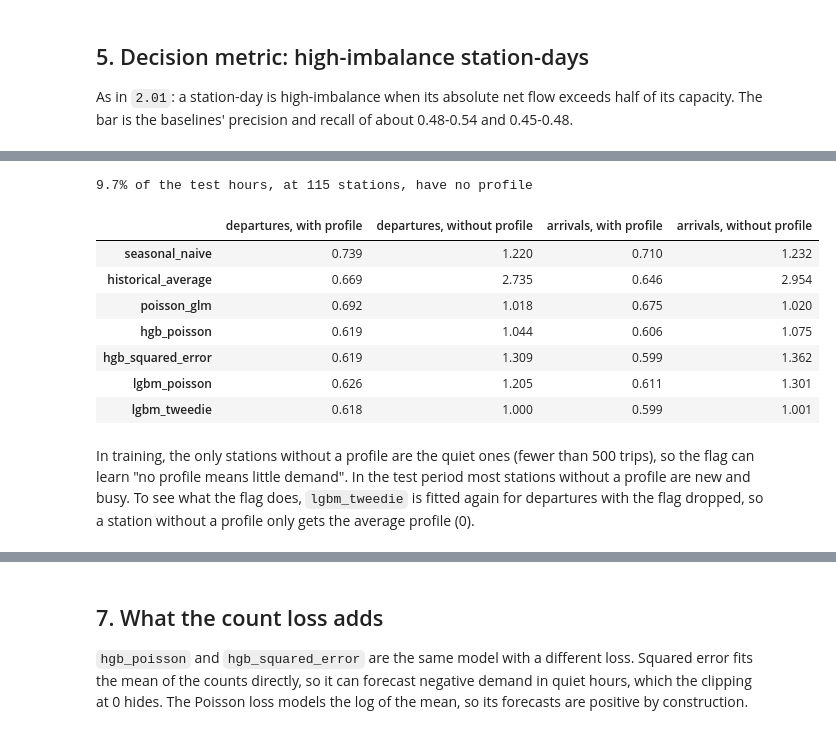
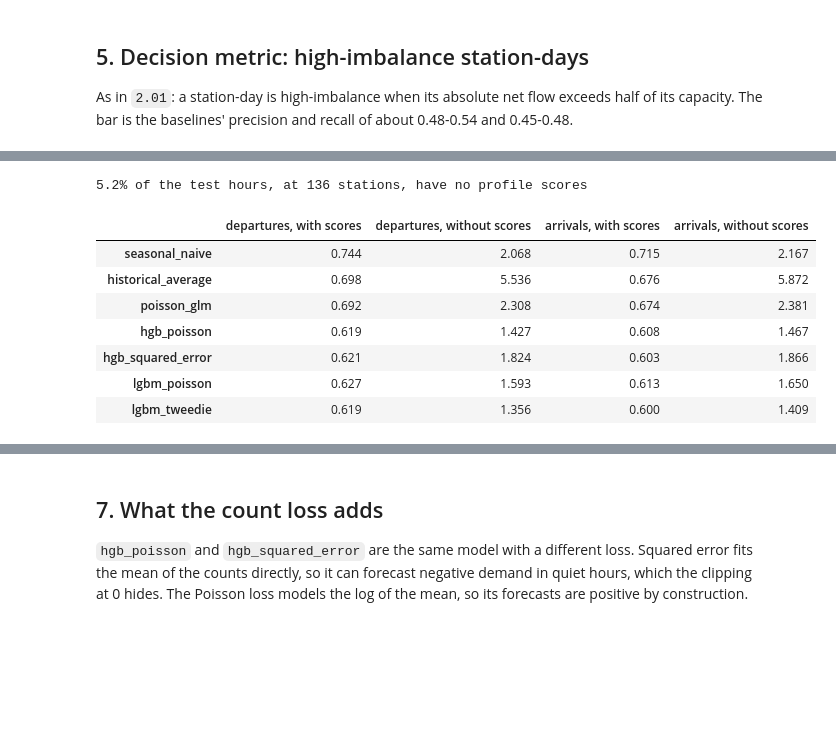
Before and after one commit to CarlosHeinze/MLOps_Team2, a Jupyter notebook: notebooks/2.02-team2-model-comparison.ipynb, the cells around one changed output, grey strips where cells are left out. Saved outputs shown, nothing was run; the diff lists cells and outputs as text; code cells hidden in the pictures; blank space fills up the shorter version.

```diff
--- a/notebooks/2.02-team2-model-comparison.ipynb
+++ b/notebooks/2.02-team2-model-comparison.ipynb
@@ -267,5 +283,18 @@ pd.DataFrame(
 # %%
-reports = pd.concat({(r.name, r.target): r.report for r in results}, names=["model", "target"])
-segments = reports["wape"].unstack("segment")[SEGMENTS].swaplevel()
-segments.reindex(pd.MultiIndex.from_product([TARGETS, MODELS], names=["target", "model"])).round(3)
+reports = pd.concat(
+    {
+        **{(r.name, r.target): r.report for r in results},
+        **{("zero forecast", target): report for target, report in zero_reports.items()},
+    },
+    names=["model", "target"],
+)
+by_group = pd.concat(
+    {
+        "hourly WAPE": reports["wape"].unstack("segment")[GROUPS],
+        "daily WAPE": reports[DAILY_WAPE].unstack("segment")[GROUPS],
+    },
+    axis=1,
+).swaplevel()
+order = pd.MultiIndex.from_product([TARGETS, [*MODELS, "zero forecast"]], names=["target", "model"])
+by_group.reindex(order).round(3)
 # %% [output]
@@ -331,0 +405,13 @@ pd.DataFrame(
+# %%
+unseen = ~test[STATION].isin(trained_stations).to_numpy()
+unseen_check = reports.xs("unseen_stations", level="segment")[["wape", DAILY_WAPE]].unstack(
+    "target"
+)
+for target in TARGETS:
+    unseen_check.loc["zero forecast", ("forecast / actual", target)] = 0.0
+    for name in MODELS:
+        unseen_check.loc[name, ("forecast / actual", target)] = (
+            predictions[name, target][unseen].sum() / test.loc[unseen, target].sum()
+        )
+print(f"Unseen stations: {test.loc[unseen, STATION].nunique()}, {unseen.mean():.1%} of the test hours")
+unseen_check.reindex([*MODELS, "zero forecast"]).round(3)
@@ -332,30 +431,28 @@ pd.DataFrame(
 # %%
-no_profile = test["pc1"].isna().to_numpy()
+no_scores = test["pc1"].isna().to_numpy()
 print(
-    f"{no_profile.mean():.1%} of the test hours, at {test.loc[no_profile, STATION].nunique()} "
-    "stations, have no profile"
+    f"{no_scores.mean():.1%} of the test hours, at {test.loc[no_scores, STATION].nunique()} "
+    "stations, have no profile scores"
 )
 pd.DataFrame(
     {
         name: {
             f"{target}, {label}": count_metrics(
                 test.loc[rows, target], predictions[name, target][rows]
             )["wape"]
             for target in TARGETS
-            for label, rows in {"with profile": ~no_profile, "without profile": no_profile}.items()
+            for label, rows in {"with scores": ~no_scores, "without scores": no_scores}.items()
         }
         for name in MODELS
     }
 ).T.round(3)
 # %% [output]
-9.7% of the test hours, at 115 stations, have no profile
+5.2% of the test hours, at 136 stations, have no profile scores
-|  | departures, with profile | departures, without profile | arrivals, with profile | arrivals, without profile |
-| seasonal_naive | 0.739 | 1.220 | 0.710 | 1.232 |
-| historical_average | 0.669 | 2.735 | 0.646 | 2.954 |
-| poisson_glm | 0.692 | 1.018 | 0.675 | 1.020 |
-| hgb_poisson | 0.619 | 1.044 | 0.606 | 1.075 |
-| hgb_squared_error | 0.619 | 1.309 | 0.599 | 1.362 |
-| lgbm_poisson | 0.626 | 1.205 | 0.611 | 1.301 |
-| lgbm_tweedie | 0.618 | 1.000 | 0.599 | 1.001 |
+|  | departures, with scores | departures, without scores | arrivals, with scores | arrivals, without scores |
+| seasonal_naive | 0.744 | 2.068 | 0.715 | 2.167 |
+| historical_average | 0.698 | 5.536 | 0.676 | 5.872 |
+| poisson_glm | 0.692 | 2.308 | 0.674 | 2.381 |
+| hgb_poisson | 0.619 | 1.427 | 0.608 | 1.467 |
+| hgb_squared_error | 0.621 | 1.824 | 0.603 | 1.866 |
+| lgbm_poisson | 0.627 | 1.593 | 0.613 | 1.650 |
+| lgbm_tweedie | 0.619 | 1.356 | 0.600 | 1.409 |
-# %% [markdown]
-In training, the only stations without a profile are the quiet ones (fewer than 500 trips), so the flag can learn "no profile means little demand". In the test period most stations without a profile are new and busy. To see what the flag does, `lgbm_tweedie` is fitted again for departures with the flag dropped, so a station without a profile only gets the average profile (0).
```
Also changed, not shown: parts of 29 cells of this notebook, 12 other files.
